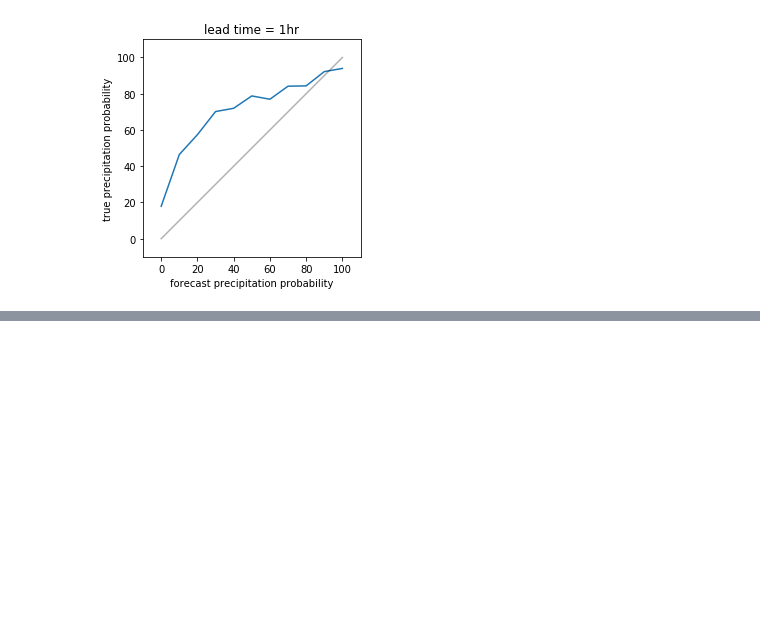
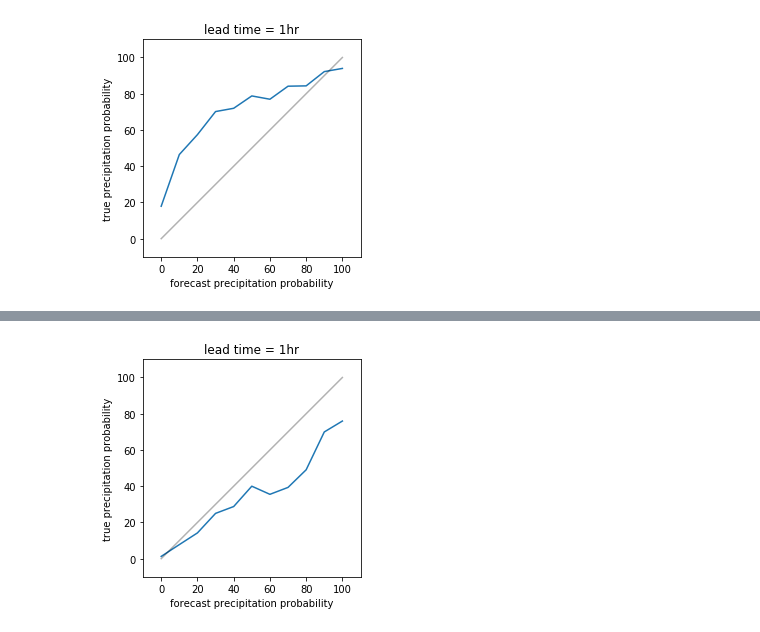
Before and after one commit to CYehLu/CWB_forecast_analysis, a Jupyter notebook: analysis_rainobs.ipynb, the cells around one changed output, grey strips where cells are left out. Drawn from its saved outputs; the diff is of its cells as text; code cells hidden in the pictures; blank space fills up the shorter version.

Commit message:
try to use simple correction strategy, or use only main stations

```diff
--- a/analysis_rainobs.ipynb
+++ b/analysis_rainobs.ipynb
@@ -183,0 +213,18 @@ plt.gca().set_aspect('equal', adjustable='box')
+# %%
+main_stations = []
+with open('main_station_info.txt', encoding='utf-8') as f:
+    while True:
+        line = f.readline()
+        if line == '':
+            break
+
+        words = line.split()
+        if words[1].isnumeric():
+            name = words[0]
+        elif words[2].isnumeric():
+            name = words[0] + words[1]
+
+        name = name.split('(')[0]   # 新港(成功) -> 新港
+        main_stations.append(name)
+
+main_stations
@@ -183,0 +249,3 @@ plt.gca().set_aspect('equal', adjustable='box')
+# %%
+tdf6_main = tdf6[tdf6['stationName'].isin(main_stations)].copy()
+tdf6_main.head(10)
@@ -183,0 +264,24 @@ plt.gca().set_aspect('equal', adjustable='box')
+# %%
+tdf6_main.loc[tdf6_main.rain6hr <= 0.5, 'rain6hr'] = 0
+
+tdf6_fpop = tdf6_main.merge(rain_f_l1, left_on=['county', 'obsTime'], right_on=['location', 'startTime'])
+tdf6_fpop.head(10)
+
+tdf6_g = tdf6_main.groupby(['county', 'obsTime']).sum()
+tdf6_fpop = tdf6_g.merge(rain_f_l1, left_on=['county', 'obsTime'], right_on=['location', 'startTime'])
+tdf6_fpop.head(10)
+
+tdf6_fpop.loc[tdf6_fpop['rain6hr'] > 0, 'rain6hr'] = 1
+tfpop_tpop = tdf6_fpop.groupby('value').mean().sort_index()
+
+
+plt.plot(tfpop_tpop*100)   # convert to %
+plt.plot([0, 50, 100], [0, 50, 100], 'k', alpha=0.3)
+plt.title('lead time = 1hr')
+plt.xlabel('forecast precipitation probability')
+plt.ylabel('true precipitation probability')
+plt.xlim([-10, 110])
+plt.ylim([-10, 110])
+plt.gca().set_aspect('equal', adjustable='box')
+# %% [output]
+[figure, added]
```
Also changed, not shown: parts of 10 cells of this notebook, 1 other file.
